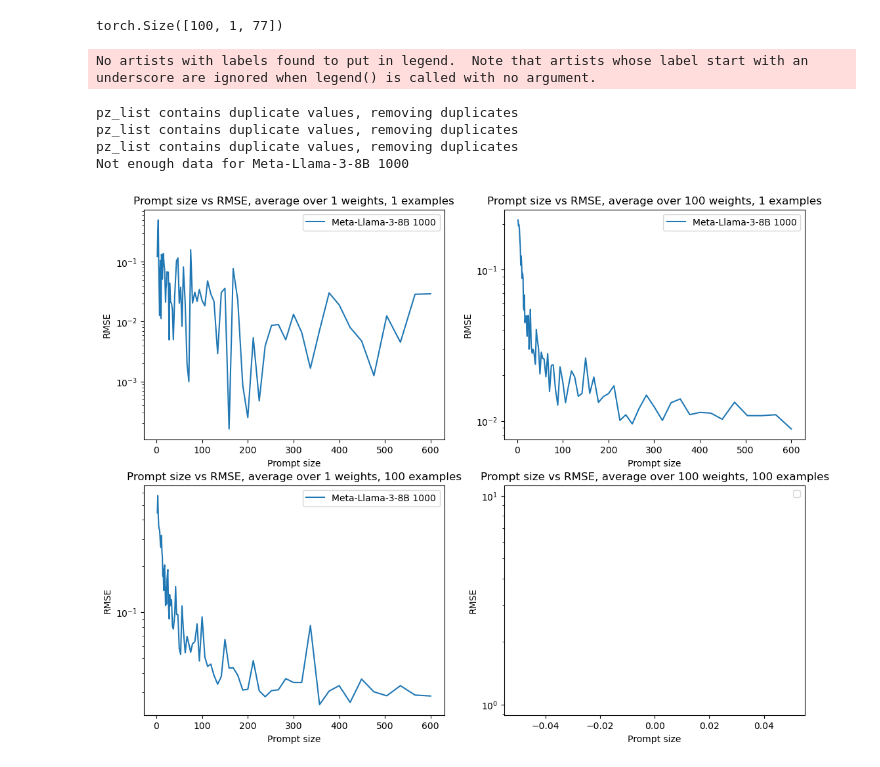
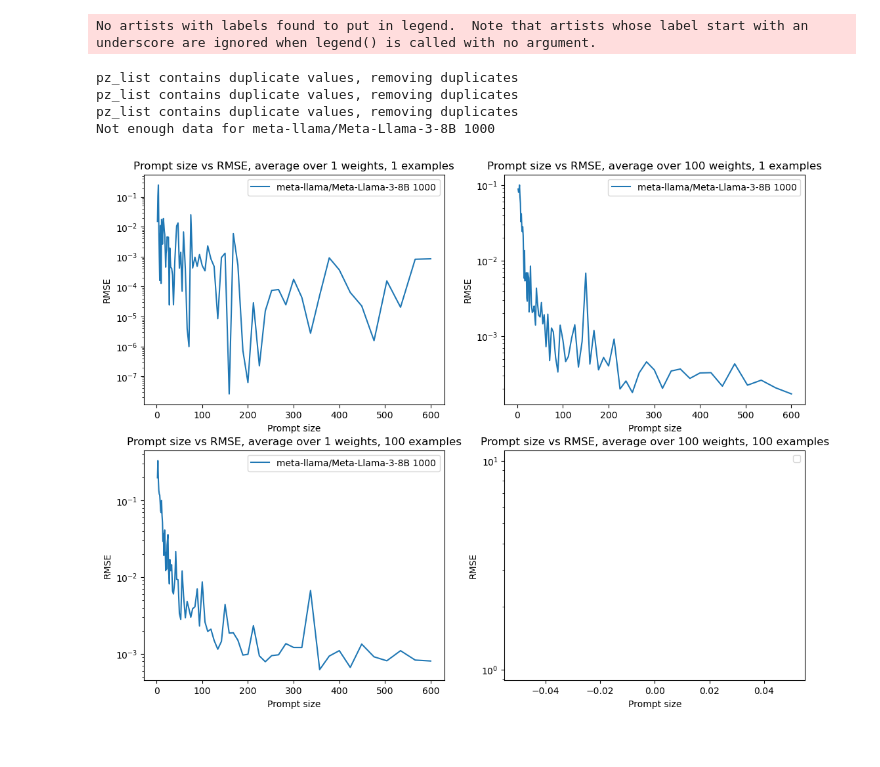
Before and after one commit to JackCai1206/multiple-ascent, a Jupyter notebook: plotting.ipynb, the cells around one changed output. Cells and saved outputs as stored; diff of their text form; code cells hidden in the pictures.

```diff
--- a/plotting.ipynb
+++ b/plotting.ipynb
@@ -54,9 +54,7 @@ def pull_data(seed_list, max_xw_list, model_name_list, num_test_examples_list):
     results = {k: torch.stack(results[k]) for k in results}
     return results, configs
 # %%
-list(results.values())[0].shape # (num_seeds, num_test_examples, len(pz_list))
+# list(results.values())[0].shape # (num_seeds, num_test_examples, len(pz_list))
-# %% [output]
-torch.Size([100, 1, 77])
 # %%
 from matplotlib import pyplot as plt
 from random import choices
@@ -96,16 +108,41 @@ def plot_2x2_avg(results, configs, x_list, w_list):
             axs[row][col].set_title(f'Prompt size vs RMSE, average over {avg_over_w} weights, {avg_over_x} examples')
 
     plt.show()
-# %%
-results, configs = pull_data(seed_list=range(100), max_xw_list=[1000], model_name_list=['meta-llama/Meta-Llama-3-8B'], num_test_examples_list=[100, 1])
-plot_2x2_avg(results, configs, x_list=[1, 100], w_list=[1, 100])
-# %% [output]
-No artists with labels found to put in legend.  Note that artists whose label start with an underscore are ignored when legend() is called with no argument.
-pz_list contains duplicate values, removing duplicates
-pz_list contains duplicate values, removing duplicates
-pz_list contains duplicate values, removing duplicates
-Not enough data for Meta-Llama-3-8B 1000
-[figure, removed]
+# %%
+from dataclasses import dataclass
+from typing import Tuple
+
+@dataclass
+class ScriptArguments:
+    wandb_project: str = 'multiple-acsent'
+    debug: bool = False
+    out_dir: str = 'results'
+
+    api: str | None = None
+    model_name: str = "meta-llama/Meta-Llama-3-8B"
+    batch_size: int | None = None
+    seed: int = 42
+    device: str = 'cuda:0'
+
+    max_new_tokens: int = 10
+    pz_end: int = 800
+    pz_start: int = 20
+    pz_count: int = 5
+    pz_dist: str = 'uniform'
+    num_test_examples: int = 100
+
+    input_dim: int = 2
+    max_w: int = 1000
+    max_x: int = 1000
+results, configs = pull_data(ScriptArguments, api='togetherai', seed_list=range(100), max_xw_list=[1000], model_name_list=['meta-llama/Meta-Llama-3-8B'], num_test_examples_list=[100, 1], pz_end=600, pz_start=2, pz_dist='log', pz_count=100)
+plot_2x2_avg(results, configs, x_list=[1, 100], w_list=[1, 100])
+# %% [output]
+No artists with labels found to put in legend.  Note that artists whose label start with an underscore are ignored when legend() is called with no argument.
+pz_list contains duplicate values, removing duplicates
+pz_list contains duplicate values, removing duplicates
+pz_list contains duplicate values, removing duplicates
+Not enough data for meta-llama/Meta-Llama-3-8B 1000
+[figure, added]
 # %%
     # for model_name in ['meta-llama/Meta-Llama-3-8B', 'meta-llama/Meta-Llama-3-70B']:
     #     pz_end = 600
```
Also changed, not shown: parts of 9 cells of this notebook, 2 other files.
